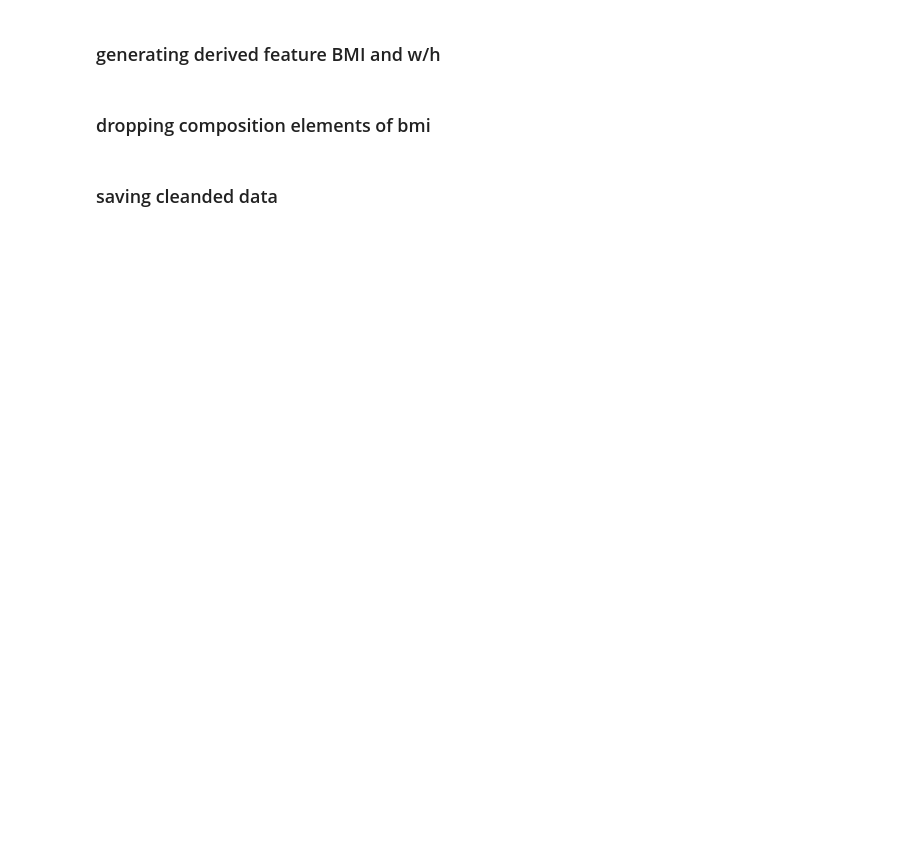
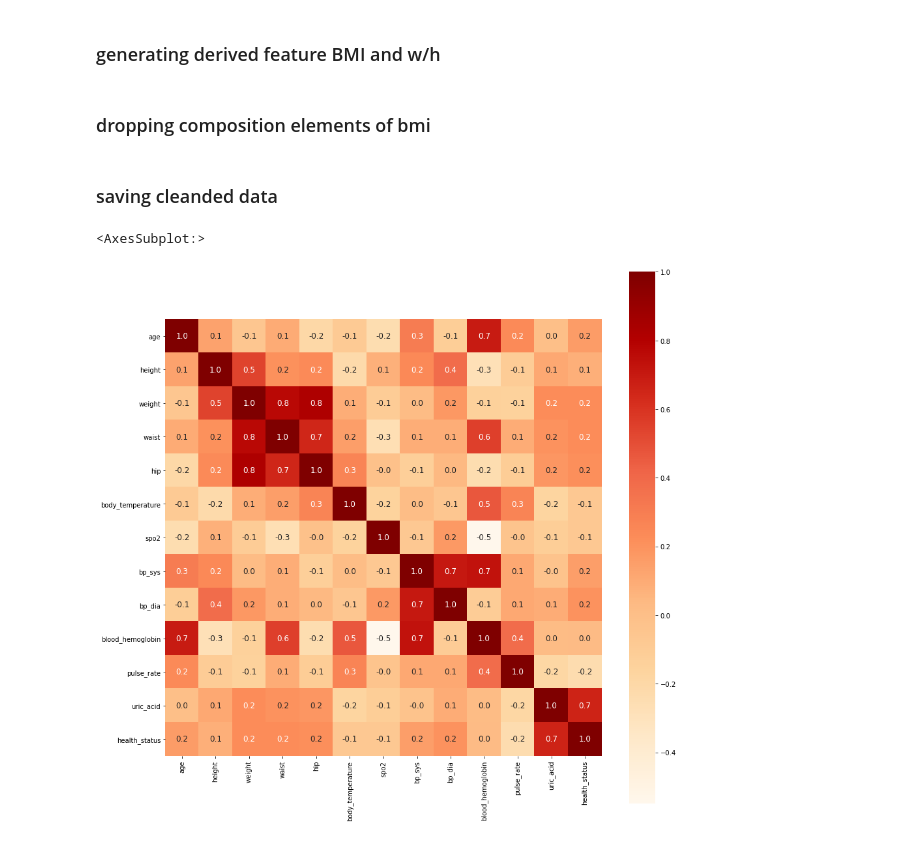
Before and after one commit to Rafeen/ML, a Jupyter notebook: PHC/Data Cleaning.ipynb, the cells around one changed output. Cells and saved outputs as stored; diff of their text form; code cells hidden in the pictures; blank space fills up the shorter version.

```diff
--- a/PHC/Data Cleaning.ipynb
+++ b/PHC/Data Cleaning.ipynb
@@ -85,3 +106,12 @@ data = data.drop( columns = ['height', 'weight', 'waist', 'hip'], axis=1)
 ### saving cleanded data
 # %%
 data.to_csv('dataset/cleaned_data.csv')
+# %%
+correlation = df.corr()
+
+# constructing a heatmap to undestand the correlation between the columns
+plt.figure(figsize=(15,15))
+sns.heatmap(correlation, cbar=True, square=True, fmt='.1f', annot=True, annot_kws={'size':12}, cmap = 'OrRd')
+# %% [output]
+<AxesSubplot:>
+[figure, added]
```
Also changed, not shown: parts of 2 cells of this notebook, 6 other files.
